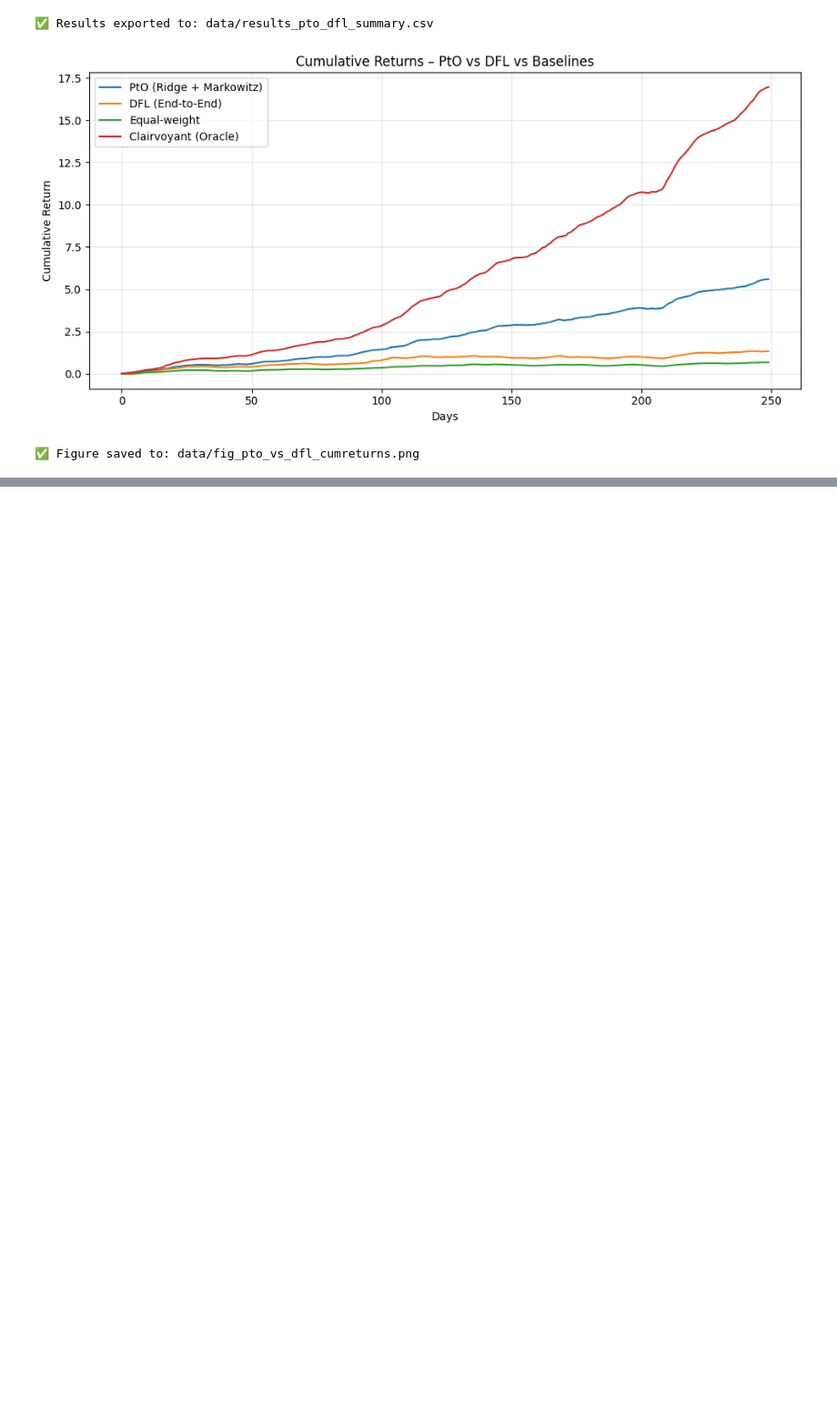
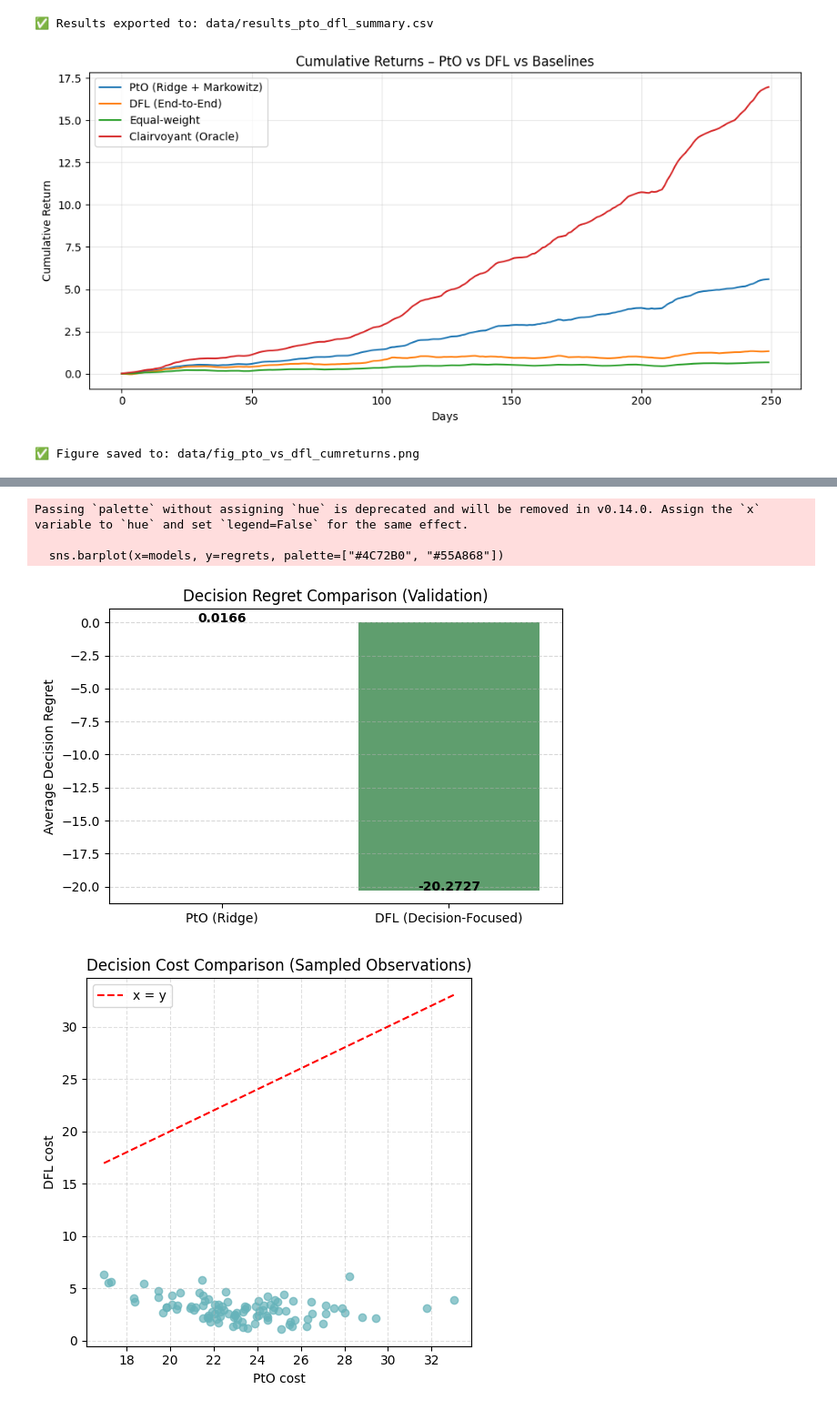
Before and after one commit to Paolaloi/DFL_thesis, a Jupyter notebook: XXXDFL_main.ipynb, the cells around one changed output, grey strips where cells are left out. Shown: that part at 91% size. Drawn from its saved outputs; the diff is of its cells as text; code cells hidden in the pictures; blank space fills up the shorter version.

```diff
--- a/DFL_main.ipynb
+++ b/XXXDFL_main.ipynb
@@ -1023,0 +1393,2 @@ print("✅ Figure saved to: data/fig_pto_vs_dfl_cumreturns.png")
+# %%
+device = torch.device("cuda" if torch.cuda.is_available() else "cpu")
@@ -1023,0 +1439,15 @@ print("✅ Figure saved to: data/fig_pto_vs_dfl_cumreturns.png")
+# %%
+N = Y_train.shape[1]
+Xtr_t = torch.tensor(X_train, dtype=torch.float32, device=device)
+Ytr_t = torch.tensor(Y_train, dtype=torch.float32, device=device)
+Xva_t = torch.tensor(X_val,   dtype=torch.float32, device=device)
+Yva_t = torch.tensor(Y_val,   dtype=torch.float32, device=device)
+
+# Parametri fissi (puoi adattarli)
+c_val, h_val, p_val = 2.0, 0.5, 1.0
+B_val = float(1.5 * np.mean(Y_train) * N)
+
+c_t = torch.full((N,), c_val, dtype=torch.float32, device=device)
+h_t = torch.full((N,), h_val, dtype=torch.float32, device=device)
+p_t = torch.full((N,), p_val, dtype=torch.float32, device=device)
+B_t = torch.tensor(B_val, dtype=torch.float32, device=device)
@@ -1023,0 +1587,56 @@ print("✅ Figure saved to: data/fig_pto_vs_dfl_cumreturns.png")
+# %%
+import matplotlib.pyplot as plt
+import seaborn as sns
+
+# Dati da confrontare (inseriti dal blocco precedente)
+models = ["PtO (Ridge)", "DFL (Decision-Focused)"]
+regrets = [reg_pto, reg_dfl]
+
+# 1️⃣ Bar chart: Decision Regret Comparison
+plt.figure(figsize=(6,4))
+sns.barplot(x=models, y=regrets, palette=["#4C72B0", "#55A868"])
+plt.title("Decision Regret Comparison (Validation)")
+plt.ylabel("Average Decision Regret")
+plt.xlabel("")
+for i, v in enumerate(regrets):
+    plt.text(i, v + 0.0001, f"{v:.4f}", ha="center", fontweight="bold")
+plt.grid(axis="y", linestyle="--", alpha=0.5)
+plt.tight_layout()
+plt.show()
+
+# 2️⃣ Optional: Comparative Cost Scatter (per capire varianza decisionale)
+# Calcola costi normalizzati (esempio su prime 100 osservazioni)
+num_plot = min(100, len(Y_val))
+costs_pto, costs_dfl = [], []
+for i in range(num_plot):
+    mu_val_np = Y_val[i]
+    mu_pred_pto_i = mu_pred_pto[i]
+    mu_pred_dfl_i = mu_pred_dfl[i]
+    mu_torch = torch.as_tensor(mu_val_np, dtype=torch.float32, device=device)
+
+    # Predizioni per PtO e DFL
+    q_pto, s_p_p, s_m_p = nv_layer(torch.as_tensor(mu_pred_pto_i, dtype=torch.float32, device=device),
+                                   c_t, h_t, p_t, B_t)
+    q_dfl, s_p_d, s_m_d = nv_layer(torch.as_tensor(mu_pred_dfl_i, dtype=torch.float32, device=device),
+                                   c_t, h_t, p_t, B_t)
+    cost_pto = torch.sum(p_t * q_pto + h_t * s_p_p + c_t * s_m_p).item()
+    cost_dfl = torch.sum(p_t * q_dfl + h_t * s_p_d + c_t * s_m_d).item()
+    costs_pto.append(cost_pto)
+    costs_dfl.append(cost_dfl)
+
+plt.figure(figsize=(5,5))
+plt.scatter(costs_pto, costs_dfl, alpha=0.7, color="#66B3BA")
+plt.plot([min(costs_pto), max(costs_pto)], [min(costs_pto), max(costs_pto)], 'r--', label="x = y")
+plt.xlabel("PtO cost")
+plt.ylabel("DFL cost")
+plt.title("Decision Cost Comparison (Sampled Observations)")
+plt.legend()
+plt.grid(True, linestyle="--", alpha=0.4)
+plt.tight_layout()
+plt.show()
+# %% [output]
+Passing `palette` without assigning `hue` is deprecated and will be removed in v0.14.0. Assign the `x` variable to `hue` and set `legend=False` for the same effect.
+
+  sns.barplot(x=models, y=regrets, palette=["#4C72B0", "#55A868"])
+[figure, added]
+[figure, added]
```
Also changed, not shown: parts of 18 cells of this notebook, 1 other file.
